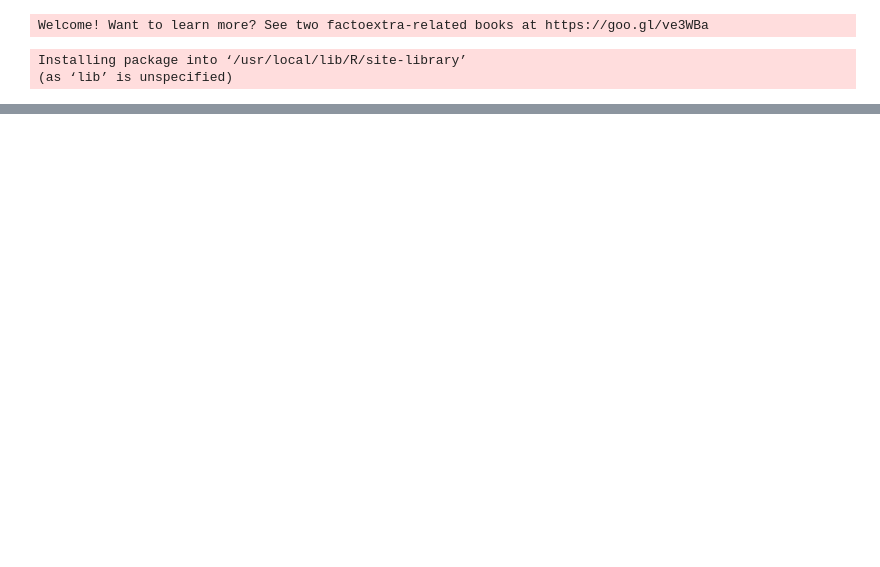
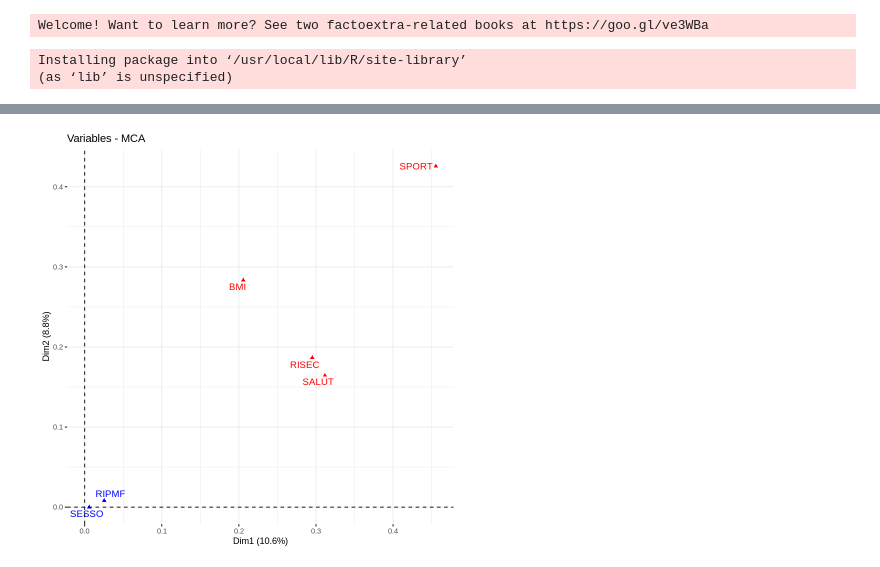
Before and after one commit to bolps/vdm2020, a Jupyter notebook: Progetto_VDM_Sport_e_alimentazione.ipynb, the cells around one changed output, grey strips where cells are left out. Saved outputs shown, nothing was run; the diff lists cells and outputs as text; code cells hidden in the pictures; blank space fills up the shorter version.

```diff
--- a/Progetto_VDM_Sport_e_alimentazione.ipynb
+++ b/Progetto_VDM_Sport_e_alimentazione.ipynb
@@ -729 +737,5 @@ res.fanny <- fanny(mca1$ind$coord, 4,metric ="euclidean",stand =FALSE)
+# %%
+fviz_mca_var(mca1, choice = "mca.cor",repel = TRUE,ggtheme = theme_minimal())
+# %% [output]
+[figure, added]
 # %%
```
Also changed, not shown: parts of 44 cells of this notebook.
